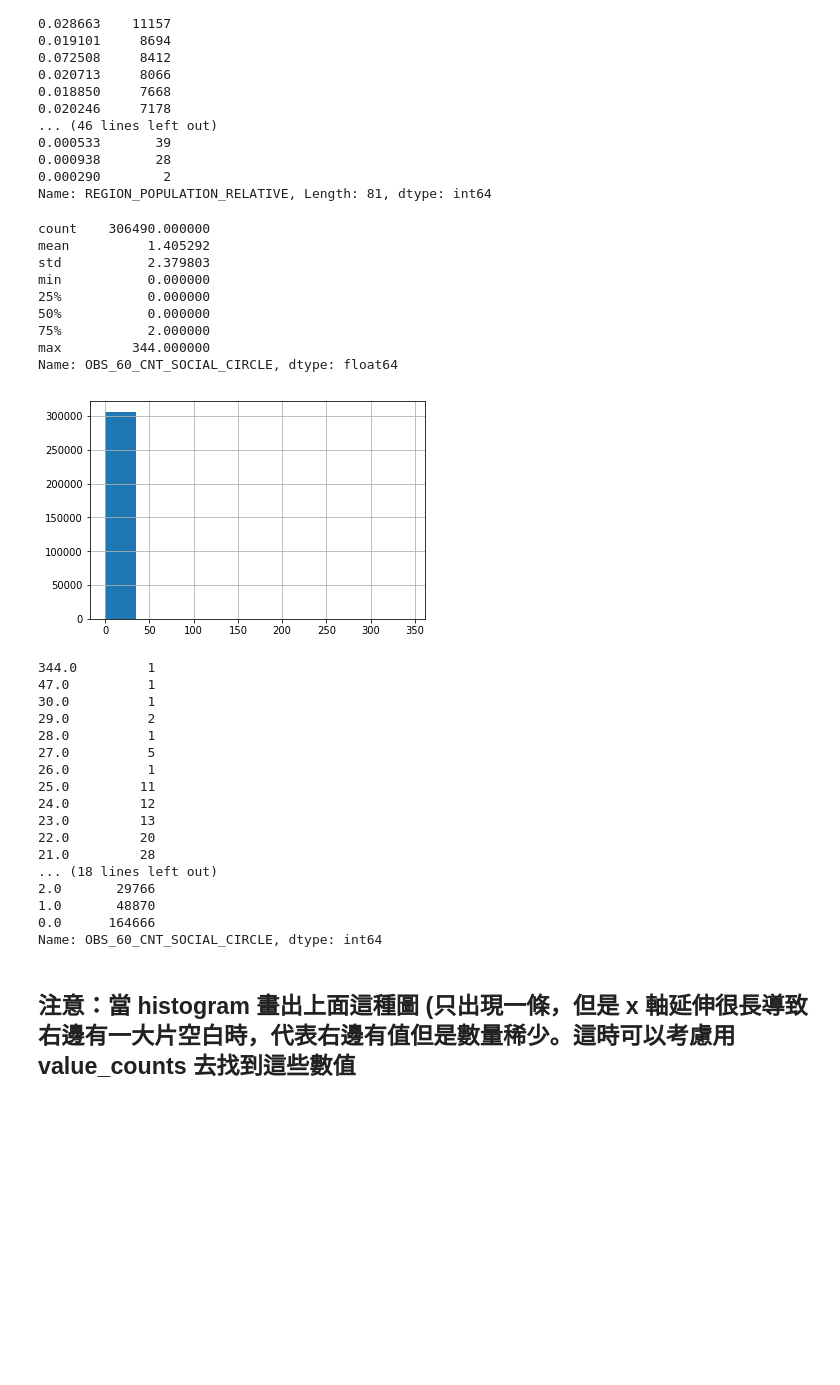
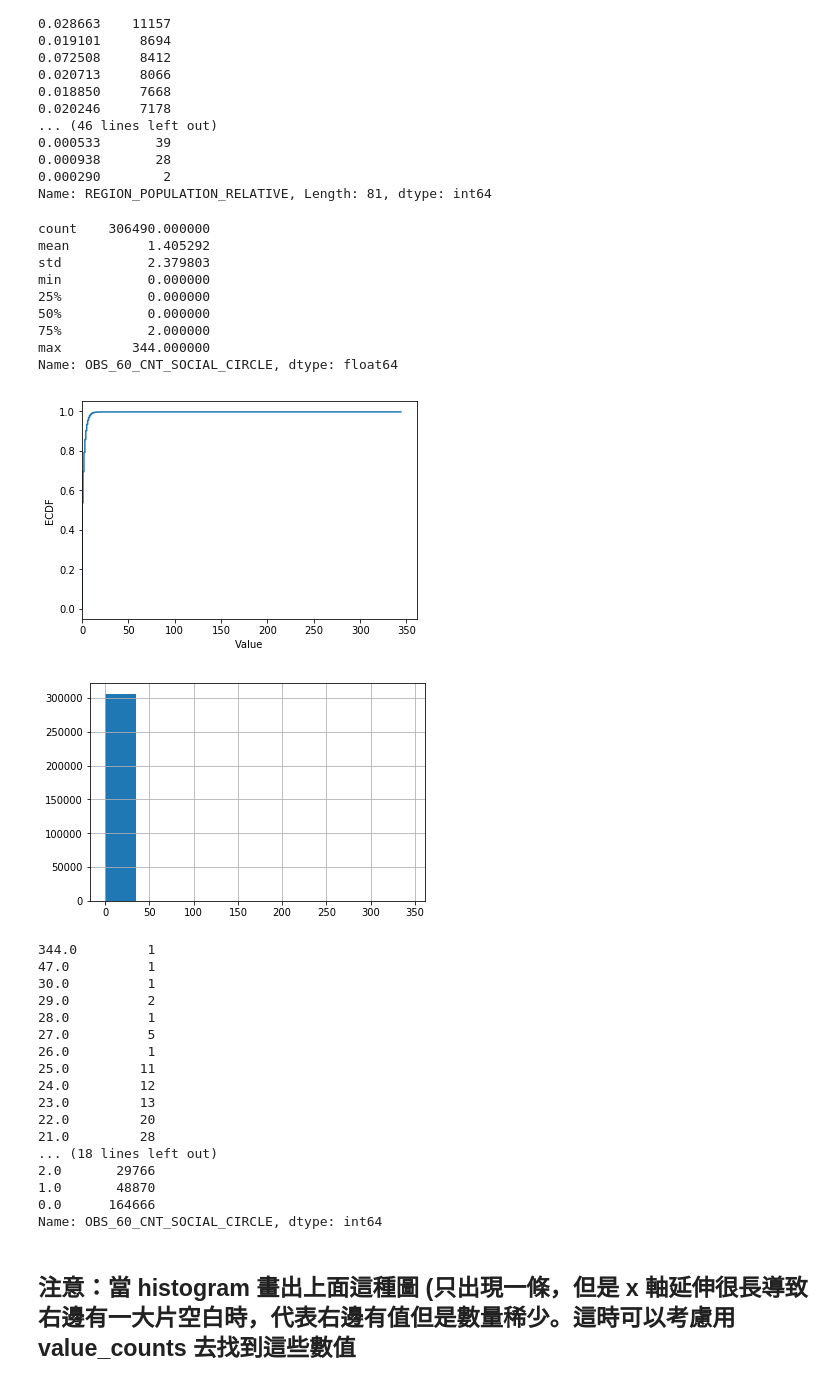
Before and after one commit to sangasu/2nd_ML100Days, a Jupyter notebook: homework/Day_006_HW.ipynb, the cells around one changed output. Drawn from its saved outputs; the diff is of its cells as text; code cells hidden in the pictures; blank space fills up the shorter version.

```diff
--- a/homework/Day_006_HW.ipynb
+++ b/homework/Day_006_HW.ipynb
@@ -178,35 +178,38 @@ Name: REGION_POPULATION_RELATIVE, Length: 81, dtype: int64
 # %%
 # 最大值落在分布之外
 print(app_train['OBS_60_CNT_SOCIAL_CIRCLE'].describe())
 
 # 繪製 Empirical Cumulative Density Plot (ECDF)
 """
 Your Code Here
-
-cdf =
-
+"""
+data=app_train['OBS_60_CNT_SOCIAL_CIRCLE']
+data=data.sort_values()
+ecdf=sm.distributions.ECDF(data)
+cdf = pd.DataFrame(ecdf.y[1:],index=ecdf.x[1:])
 
 plt.plot(list(cdf.index), cdf/cdf.max())
 plt.xlabel('Value')
 plt.ylabel('ECDF')
 plt.xlim([cdf.index.min() * 0.95, cdf.index.max() * 1.05])
 plt.ylim([-0.05,1.05]) # 限制顯示圖片的範圍
 plt.show()
-"""
+
 app_train['OBS_60_CNT_SOCIAL_CIRCLE'].hist()
 plt.show()
 print(app_train['OBS_60_CNT_SOCIAL_CIRCLE'].value_counts().sort_index(ascending = False))
 # %% [output]
 count    306490.000000
 mean          1.405292
 std           2.379803
 min           0.000000
 25%           0.000000
 50%           0.000000
 75%           2.000000
 max         344.000000
 Name: OBS_60_CNT_SOCIAL_CIRCLE, dtype: float64
-[figure, old version]
+[figure, new version]
+[figure, added]
 344.0         1
 47.0          1
 30.0          1
```
